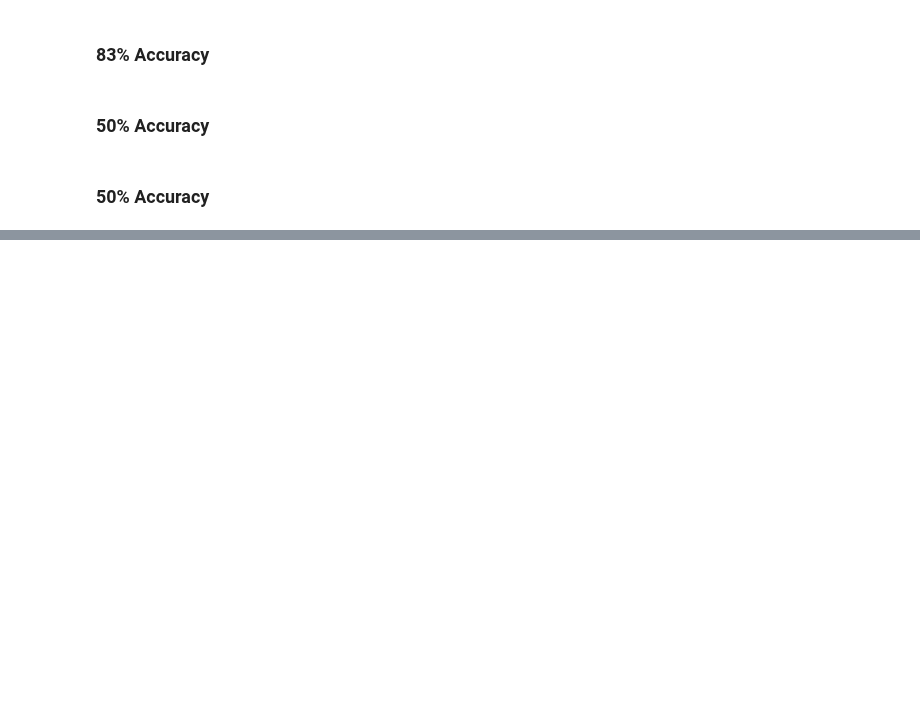
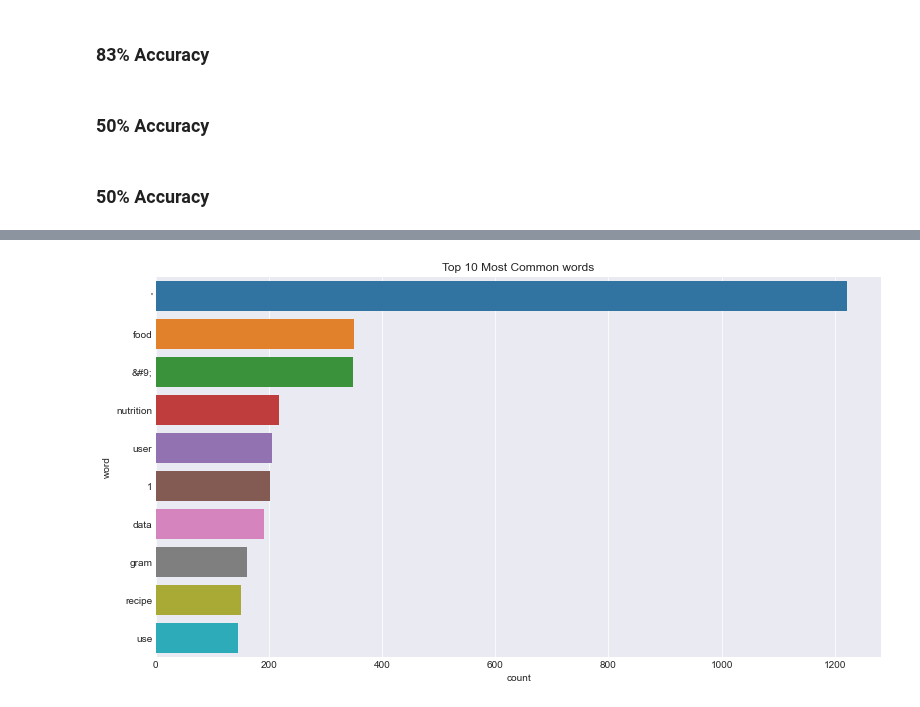
Before and after one commit to Christian-Kristine-Kan-Scott/nlp_project, a Jupyter notebook: kan_workbook.ipynb, the cells around one changed output, grey strips where cells are left out. Saved outputs shown, nothing was run; the diff lists cells and outputs as text; code cells hidden in the pictures; blank space fills up the shorter version.

```diff
--- a/kan_workbook.ipynb
+++ b/kan_workbook.ipynb
@@ -459,0 +312,23 @@ def lemm_wordcloud():
+# %%
+def lemm_top_ten_words(df):
+    '''
+    '''
+
+    # join rows of string together
+    lemm_words = ' '.join(df.clean_lemmatized)
+
+    # split string by space to isolate words
+    lemm_words_list = lemm_words.split()
+
+    # create dataframe of word count
+    lemm_word_count = pd.Series(lemm_words_list).value_counts().reset_index()
+    lemm_word_count.columns=['word','count']
+
+    # drop non-words
+#     word_count = word_count.drop([0,2,5,12])
+
+    lemm_top_10_words = lemm_word_count.head(10)
+
+    return lemm_top_10_words, lemm_words
+# %%
+lemm_top_10_words, lemm_words = lemm_top_ten_words(df)
@@ -459,0 +349,12 @@ def lemm_wordcloud():
+# %%
+def lemm_top_ten(lemm_top_10_words):
+    '''
+    '''
+    # plot bar graph for top 10 words
+    sns.barplot(data=lemm_top_10_words, x='count', y='word')
+    plt.title('Top 10 Most Common words')
+    plt.show()
+# %%
+lemm_top_ten(lemm_top_10_words)
+# %% [output]
+[figure, added]
```
Also changed, not shown: parts of 43 cells of this notebook.
